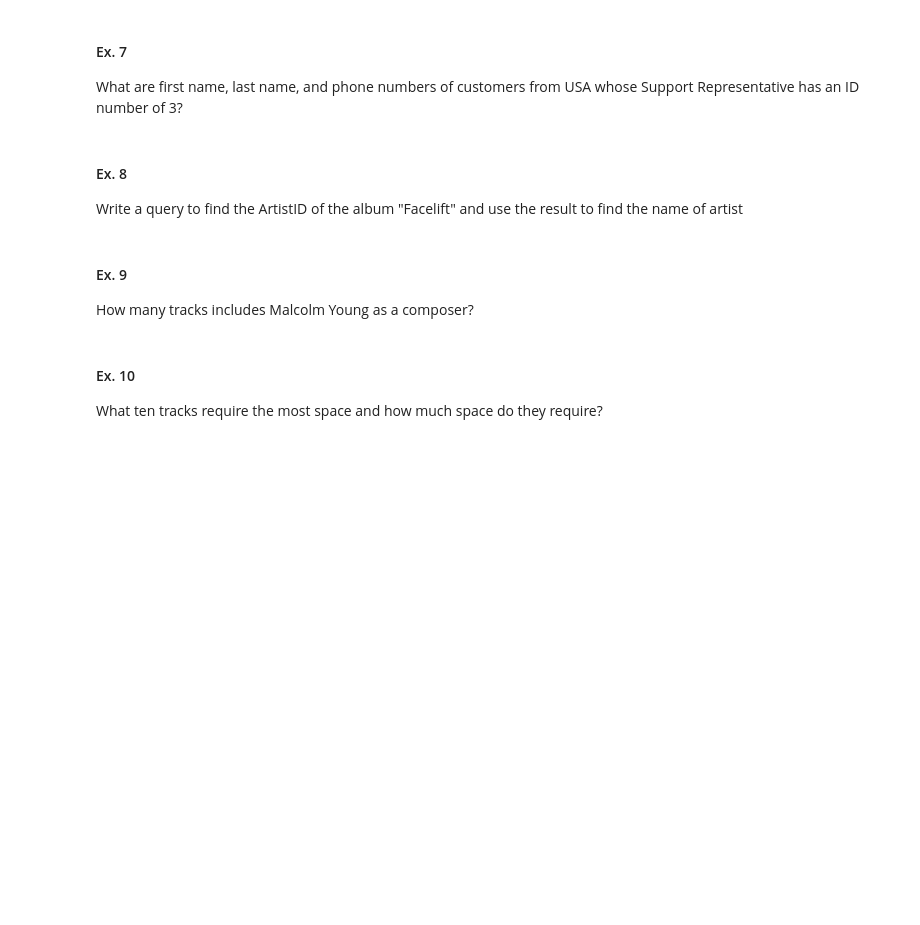
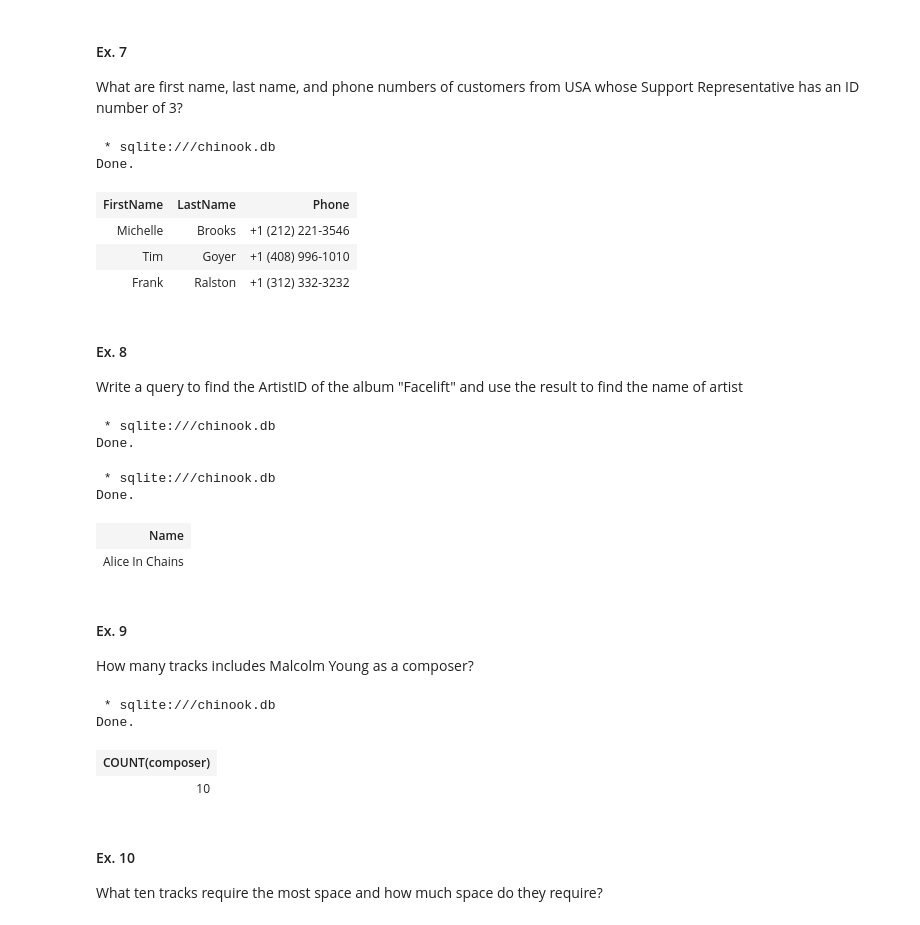
Before and after one commit to Ali-Ali1/CSC330-Introduction-to-SQL-T6-Ala-Paulina-Ali, a Jupyter notebook: SQL_tutorial.ipynb, the cells around one changed output. Cells and saved outputs as stored; diff of their text form; code cells hidden in the pictures; blank space fills up the shorter version.

```diff
--- a/SQL_tutorial.ipynb
+++ b/SQL_tutorial.ipynb
@@ -215,22 +236,47 @@ SELECT
 What are first name, last name, and phone numbers of customers from USA whose Support Representative has an ID number of 3?
 # %%
 %%sql
--- Write Your Query here
+SELECT firstname, lastname, phone
+from customers
+where country == "USA" AND supportrepid == 3
+# %% [output]
+ * sqlite:///chinook.db
+Done.
+| FirstName | LastName | Phone |
+| Michelle | Brooks | +1 (212) 221-3546 |
+| Tim | Goyer | +1 (408) 996-1010 |
+| Frank | Ralston | +1 (312) 332-3232 |
 # %% [markdown]
 #### Ex. 8
 Write a query to find the ArtistID of the album "Facelift" and use the result to find the name of artist
 # %%
-%%sql
--- Write your query here
+id = %sql (SELECT artistid from albums where title == "Facelift")
+# %% [output]
+ * sqlite:///chinook.db
+Done.
 # %%
 %%sql
--- Write the query that finds the artist of the album above
+SELECT name
+from artists
+where artistid == (SELECT artistid from albums where title == "Facelift")
+# %% [output]
+ * sqlite:///chinook.db
+Done.
+| Name |
+| Alice In Chains |
 # %% [markdown]
 #### Ex. 9
 How many tracks includes Malcolm Young as a composer?
 # %%
 %%sql
--- Write your query here
+SELECT COUNT(composer)
+from tracks
+where composer like "%Malcolm Young%"
+# %% [output]
+ * sqlite:///chinook.db
+Done.
+| COUNT(composer) |
+| 10 |
 # %% [markdown]
 #### Ex. 10
 What ten tracks require the most space and how much space do they require?
```
Also changed, not shown: parts of 4 cells of this notebook.
